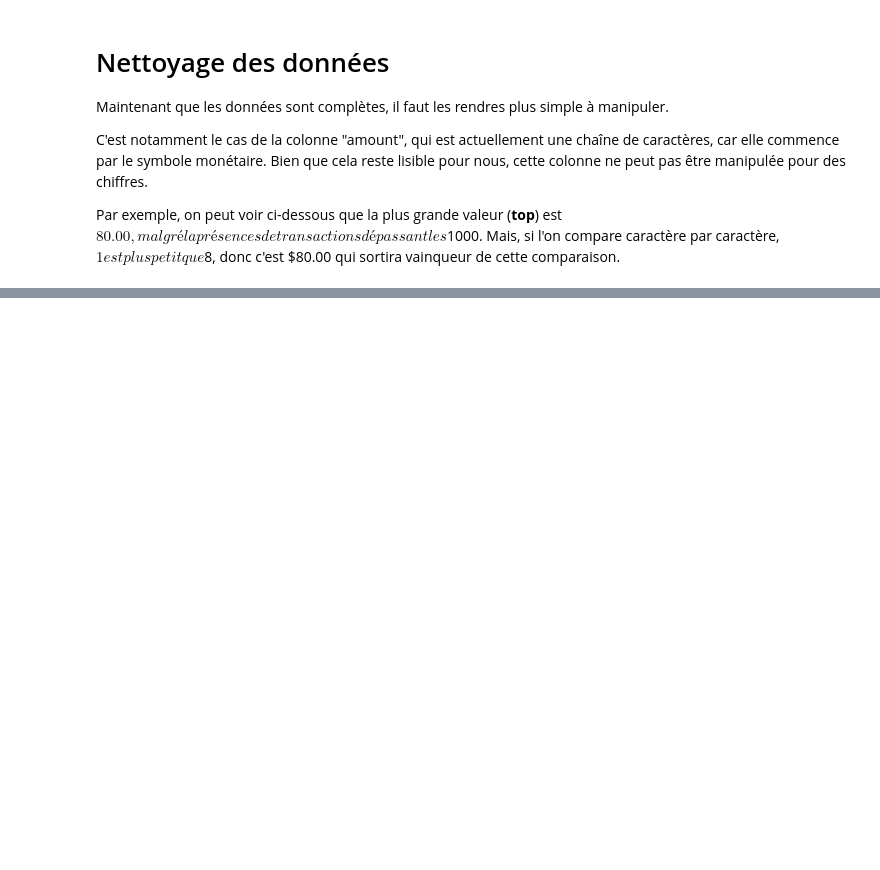
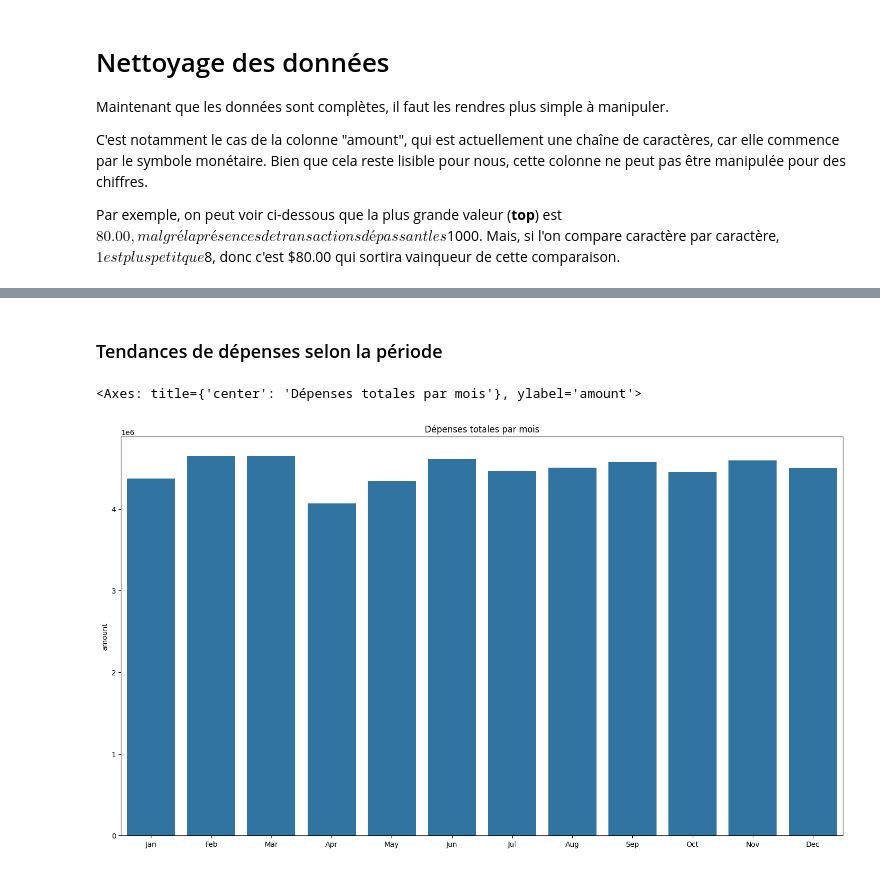
Before and after one commit to etu47734/Projet-Data-Analytics, a Jupyter notebook: init.ipynb, the cells around one changed output, grey strips where cells are left out. Saved outputs shown, nothing was run; the diff lists cells and outputs as text; code cells hidden in the pictures; blank space fills up the shorter version.

```diff
--- a/init.ipynb
+++ b/init.ipynb
@@ -187,0 +256,14 @@ dtype: int64
+# %% [markdown]
+### Tendances de dépenses selon la période
+# %%
+months = ["Jan", "Feb", "Mar", "Apr", "May", "Jun", "Jul", "Aug", "Sep", "Oct", "Nov", "Dec"]
+
+plt.figure(figsize=(18,10))
+plt.title("Dépenses totales par mois")
+
+transactions_by_date = transactions.groupby(['month']).amount
+amount_by_date = transactions_by_date.sum()
+sns.barplot(x=months, y=amount_by_date)
+# %% [output]
+<Axes: title={'center': 'Dépenses totales par mois'}, ylabel='amount'>
+[figure, added]
```
Also changed, not shown: parts of 27 cells of this notebook, 1 other file.
